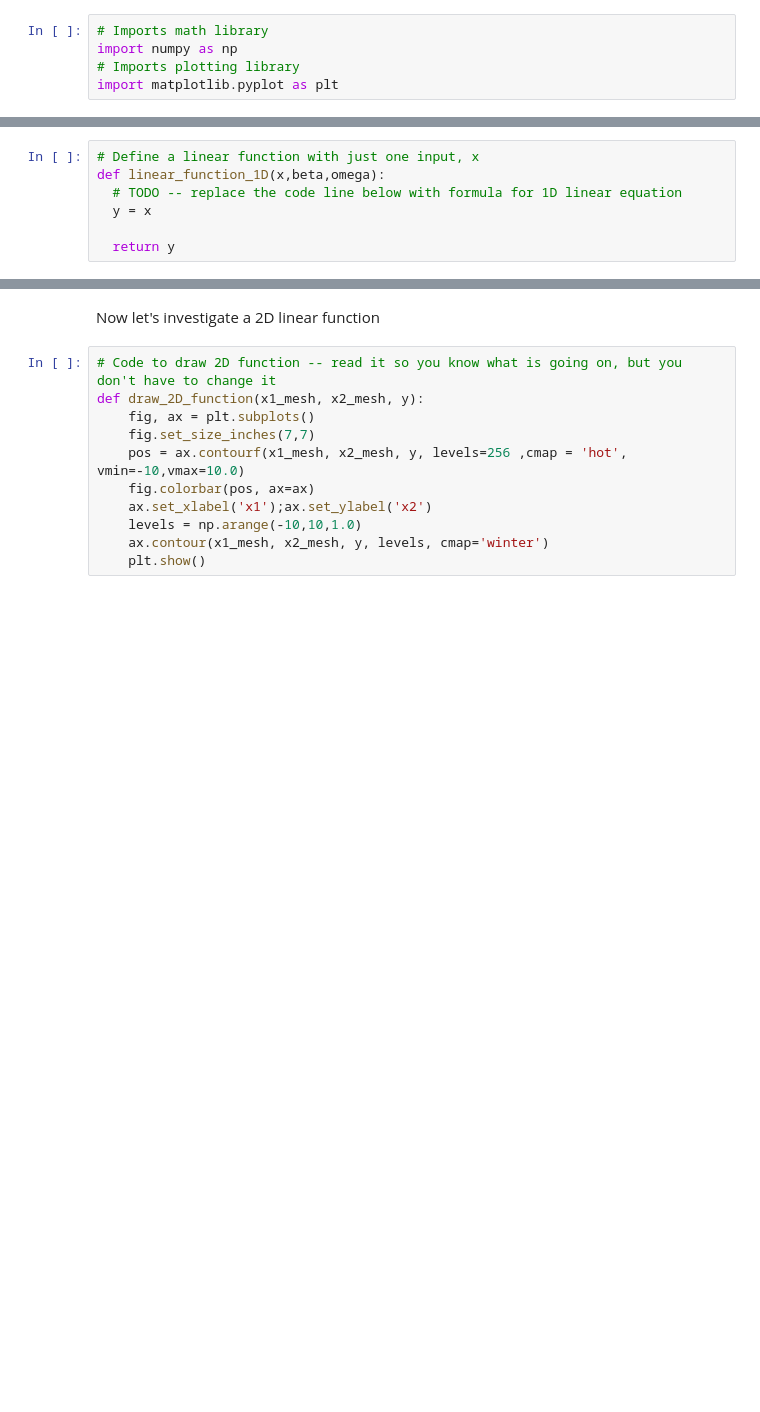
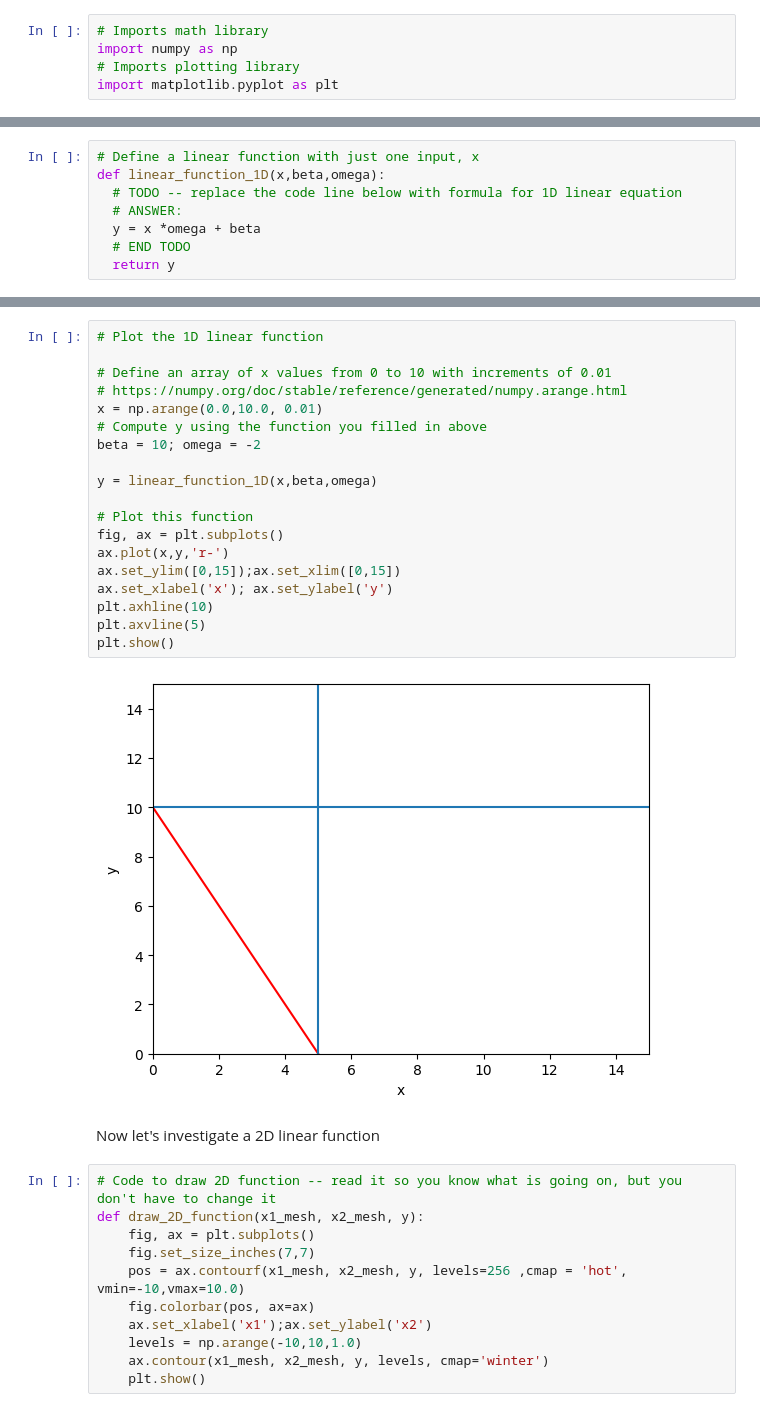
Before and after one commit to udlbook/udlbook, a Jupyter notebook: Notebooks/Chap01/1_1_BackgroundMathematics.ipynb, the cells around one changed output, grey strips where cells are left out. Cells and saved outputs as stored; diff of their text form; blank space fills up the shorter version.

```diff
--- a/Notebooks/Chap01/1_1_BackgroundMathematics.ipynb
+++ b/Notebooks/Chap01/1_1_BackgroundMathematics.ipynb
@@ -26,6 +33,7 @@ Any other functions are by definition **non-linear**.
 # Define a linear function with just one input, x
 def linear_function_1D(x,beta,omega):
   # TODO -- replace the code line below with formula for 1D linear equation
-  y = x
-
+  # ANSWER:
+  y = x *omega + beta
+  # END TODO
   return y
@@ -53,3 +65,24 @@ plt.show()
+# %%
+# Plot the 1D linear function
+
+# Define an array of x values from 0 to 10 with increments of 0.01
+# https://numpy.org/doc/stable/reference/generated/numpy.arange.html
+x = np.arange(0.0,10.0, 0.01)
+# Compute y using the function you filled in above
+beta = 10; omega = -2
+
+y = linear_function_1D(x,beta,omega)
+
+# Plot this function
+fig, ax = plt.subplots()
+ax.plot(x,y,'r-')
+ax.set_ylim([0,15]);ax.set_xlim([0,15])
+ax.set_xlabel('x'); ax.set_ylabel('y')
+plt.axhline(10)
+plt.axvline(5)
+plt.show()
+# %% [output]
+[figure, added]
 # %% [markdown]
 Now let's investigate a 2D linear function
 # %%
```
Also changed, not shown: parts of 22 cells of this notebook.
